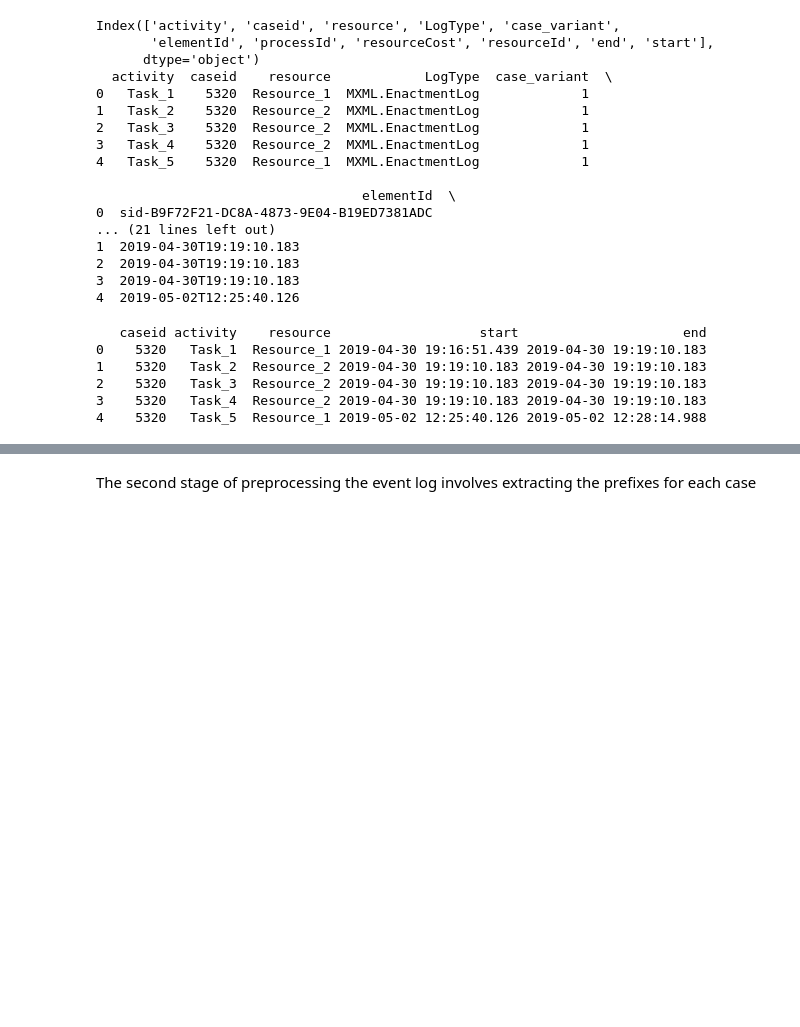
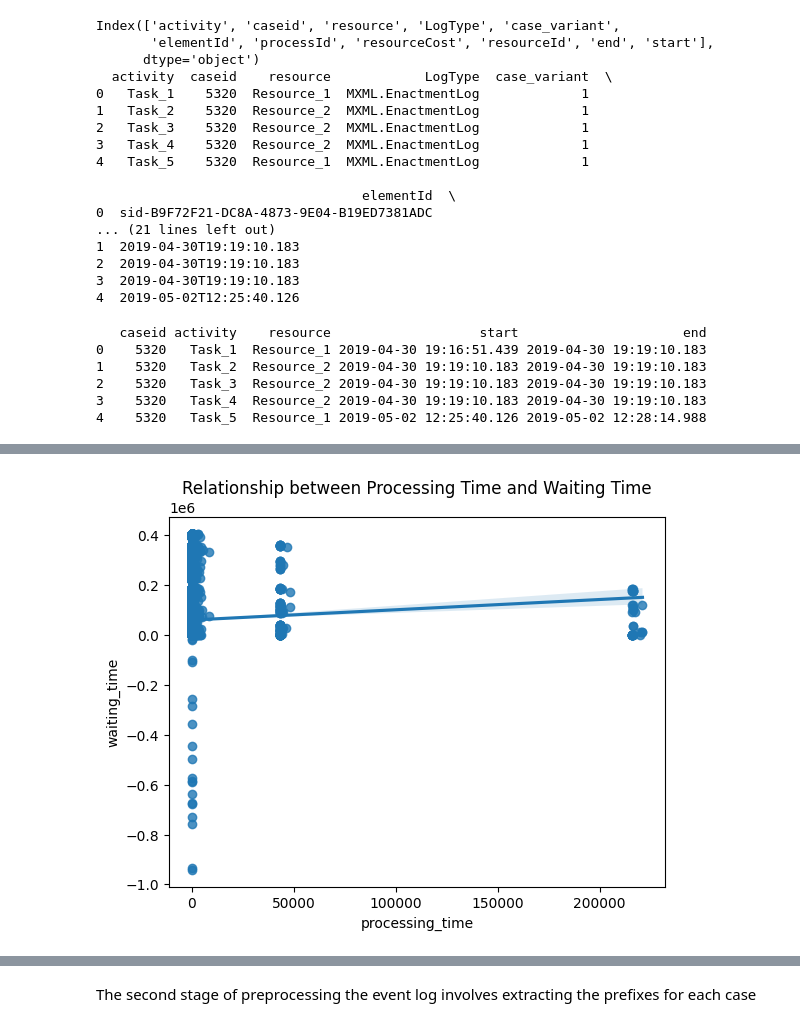
Before and after one commit to AwaisAli37405/Deep_Learning, a Jupyter notebook: DeepLearning_with_process_mining.ipynb, the cells around one changed output, grey strips where cells are left out. Saved outputs shown, nothing was run; the diff lists cells and outputs as text; code cells hidden in the pictures; blank space fills up the shorter version.

```diff
--- a/DeepLearning_with_process_mining.ipynb
+++ b/DeepLearning_with_process_mining.ipynb
@@ -130,0 +160,8 @@ print(df.head())
+# %%
+sns.regplot(x='processing_time', y='waiting_time', data=df)
+plt.title('Relationship between Processing Time and Waiting Time')
+plt.show()
+
+  # Similar code for other numerical features like 'time_to_next_activity'
+# %% [output]
+[figure, added]
```
Also changed, not shown: parts of 6 cells of this notebook.
